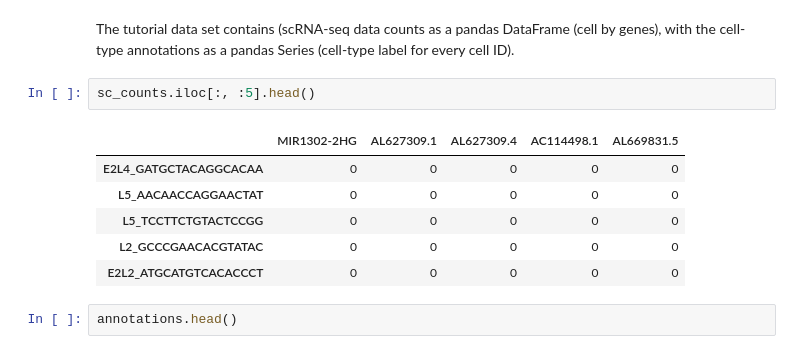
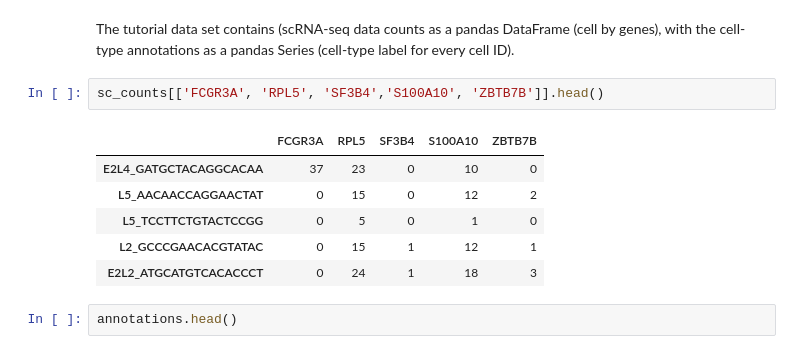
Before and after one commit to ComputationalBiomedicineGroup/Rectangle, a Jupyter notebook: docs/notebooks/example.ipynb, the cells around one changed output. Saved outputs shown, nothing was run; the diff lists cells and outputs as text.

```diff
--- a/docs/notebooks/example.ipynb
+++ b/docs/notebooks/example.ipynb
@@ -17,15 +17,15 @@ To see an example dataset, we can load the (small) tutorial data provided by Rec
 sc_counts, annotations, bulks  = rectangle.load_tutorial_data()
 # %% [markdown]
 The tutorial data set contains (scRNA-seq data counts as a pandas DataFrame (cell by genes), with the cell-type annotations as a pandas Series (cell-type label for every cell ID).
-# %%
-sc_counts.iloc[:, :5].head()
-# %% [output]
-|  | MIR1302-2HG | AL627309.1 | AL627309.4 | AC114498.1 | AL669831.5 |
-| E2L4_GATGCTACAGGCACAA | 0 | 0 | 0 | 0 | 0 |
-| L5_AACAACCAGGAACTAT | 0 | 0 | 0 | 0 | 0 |
-| L5_TCCTTCTGTACTCCGG | 0 | 0 | 0 | 0 | 0 |
-| L2_GCCCGAACACGTATAC | 0 | 0 | 0 | 0 | 0 |
-| E2L2_ATGCATGTCACACCCT | 0 | 0 | 0 | 0 | 0 |
+# %%
+sc_counts[['FCGR3A', 'RPL5', 'SF3B4','S100A10', 'ZBTB7B']].head()
+# %% [output]
+|  | FCGR3A | RPL5 | SF3B4 | S100A10 | ZBTB7B |
+| E2L4_GATGCTACAGGCACAA | 37 | 23 | 0 | 10 | 0 |
+| L5_AACAACCAGGAACTAT | 0 | 15 | 0 | 12 | 2 |
+| L5_TCCTTCTGTACTCCGG | 0 | 5 | 0 | 1 | 0 |
+| L2_GCCCGAACACGTATAC | 0 | 15 | 1 | 12 | 1 |
+| E2L2_ATGCATGTCACACCCT | 0 | 24 | 1 | 18 | 3 |
 # %%
 annotations.head()
 # %% [output]
```
Also changed, not shown: parts of 24 cells of this notebook, 2 other files.
